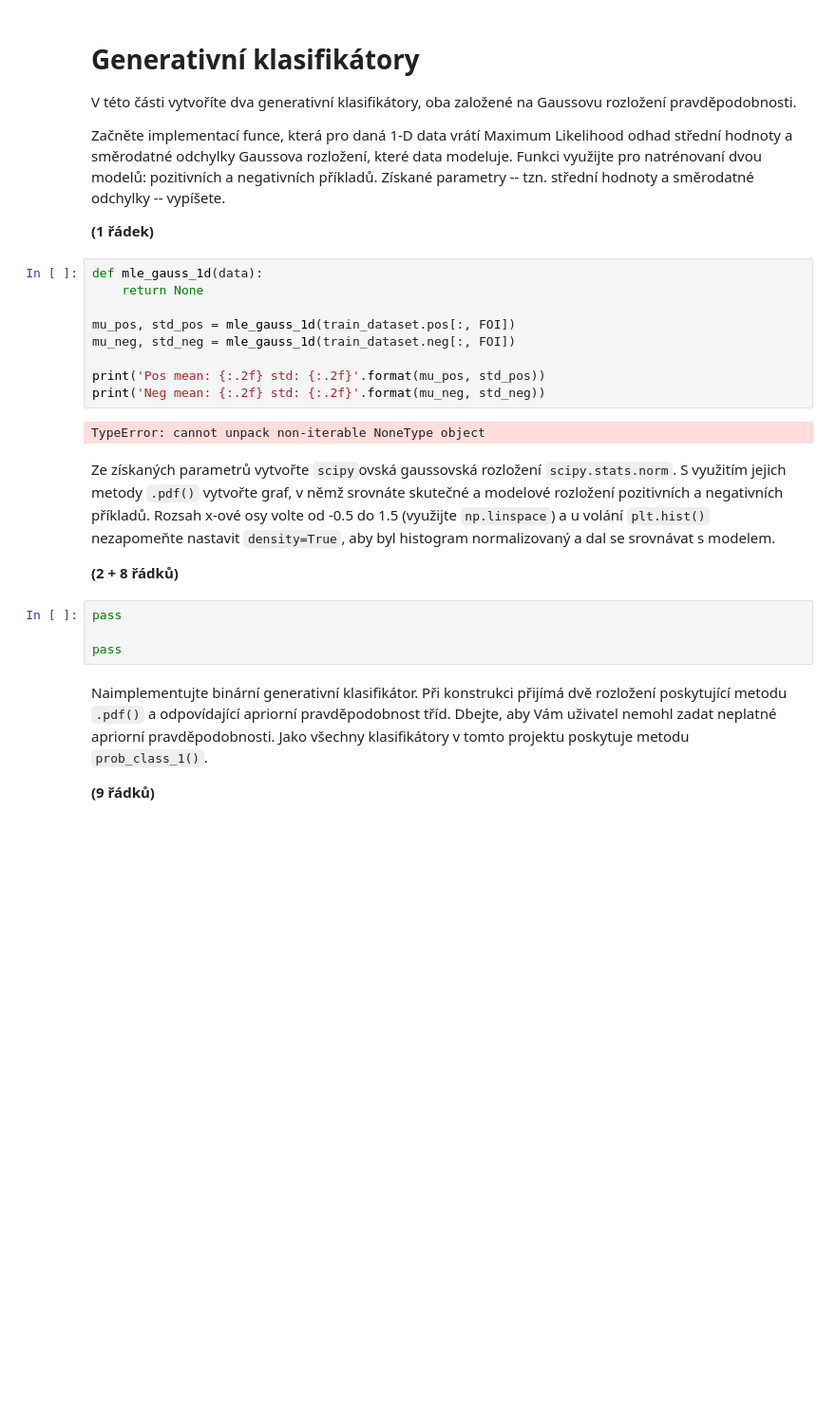
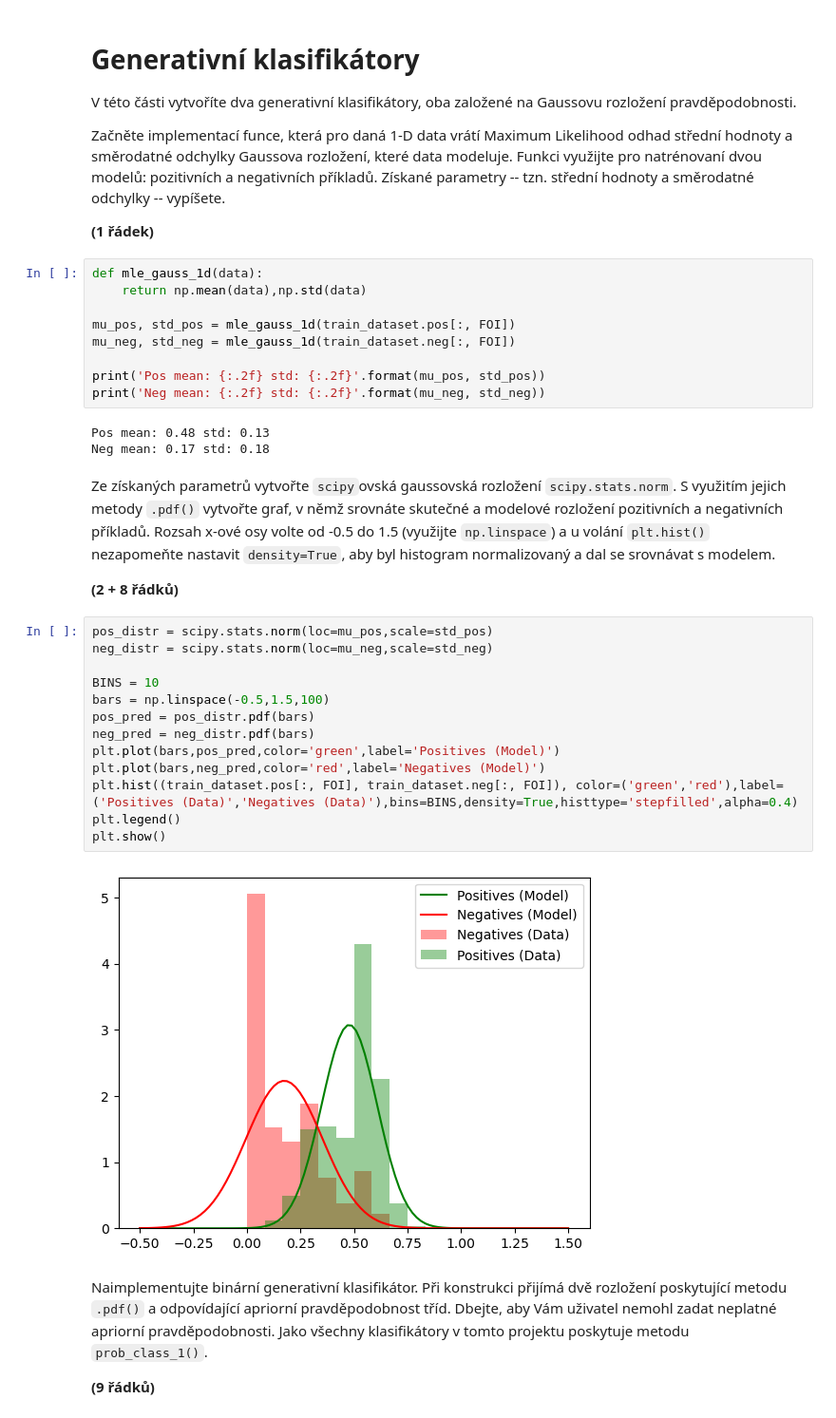
Before and after one commit to IamBahno/SUI-project-1, a Jupyter notebook: zadani.ipynb, the cells around one changed output. Shown at 95% size. Cells and saved outputs as stored; diff of their text form; blank space fills up the shorter version.

```diff
--- a/zadani.ipynb
+++ b/zadani.ipynb
@@ -155,7 +155,7 @@ Získané parametry -- tzn. střední hodnoty a směrodatné odchylky -- vypíš
 **(1 řádek)**
 # %%
 def mle_gauss_1d(data):
-    return None
+    return np.mean(data),np.std(data)
 
 mu_pos, std_pos = mle_gauss_1d(train_dataset.pos[:, FOI])
 mu_neg, std_neg = mle_gauss_1d(train_dataset.neg[:, FOI])
@@ -163,17 +163,29 @@ mu_neg, std_neg = mle_gauss_1d(train_dataset.neg[:, FOI])
 print('Pos mean: {:.2f} std: {:.2f}'.format(mu_pos, std_pos))
 print('Neg mean: {:.2f} std: {:.2f}'.format(mu_neg, std_neg))
 # %% [output]
-TypeError: cannot unpack non-iterable NoneType object
+Pos mean: 0.48 std: 0.13
+Neg mean: 0.17 std: 0.18
 # %% [markdown]
 Ze získaných parametrů vytvořte `scipy`ovská gaussovská rozložení `scipy.stats.norm`.
 S využitím jejich metody `.pdf()` vytvořte graf, v němž srovnáte skutečné a modelové rozložení pozitivních a negativních příkladů.
 Rozsah x-ové osy volte od -0.5 do 1.5 (využijte `np.linspace`) a u volání `plt.hist()` nezapomeňte nastavit `density=True`, aby byl histogram normalizovaný a dal se srovnávat s modelem.
 
 **(2 + 8 řádků)**
-# %%
-pass
-
-pass
+# %%
+pos_distr = scipy.stats.norm(loc=mu_pos,scale=std_pos)
+neg_distr = scipy.stats.norm(loc=mu_neg,scale=std_neg)
+
+BINS = 10
+bars = np.linspace(-0.5,1.5,100)
+pos_pred = pos_distr.pdf(bars)
+neg_pred = neg_distr.pdf(bars)
+plt.plot(bars,pos_pred,color='green',label='Positives (Model)')
+plt.plot(bars,neg_pred,color='red',label='Negatives (Model)')
+plt.hist((train_dataset.pos[:, FOI], train_dataset.neg[:, FOI]), color=('green','red'),label=('Positives (Data)','Negatives (Data)'),bins=BINS,density=True,histtype='stepfilled',alpha=0.4)
+plt.legend()
+plt.show()
+# %% [output]
+[figure, added]
 # %% [markdown]
 Naimplementujte binární generativní klasifikátor.
 Při konstrukci přijímá dvě rozložení poskytující metodu `.pdf()` a odpovídající apriorní pravděpodobnost tříd.
```
Also changed, not shown: parts of 1 cell of this notebook.
